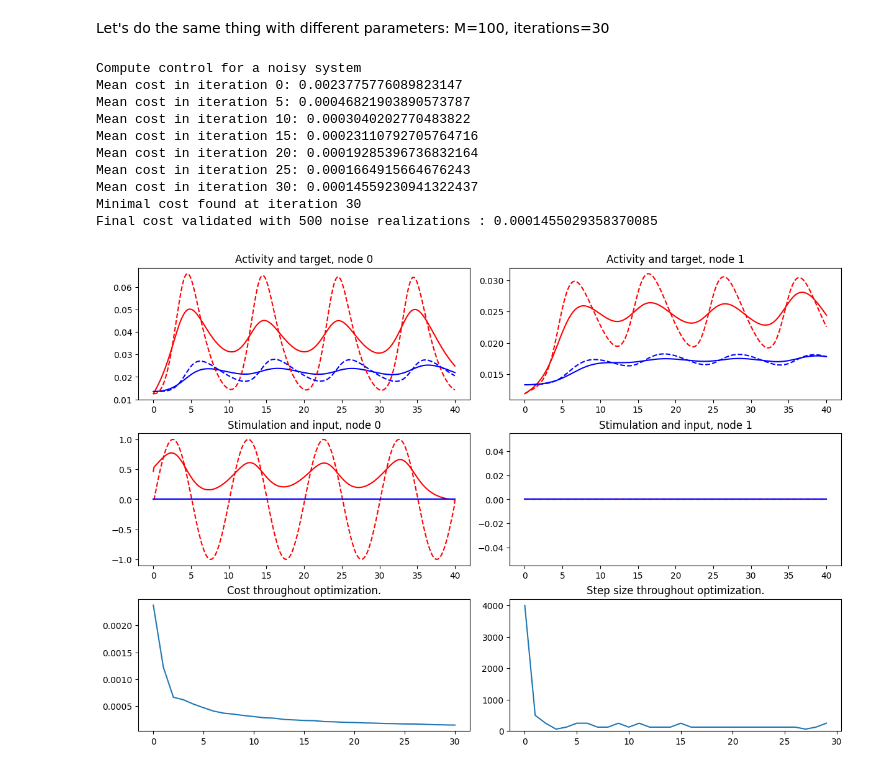
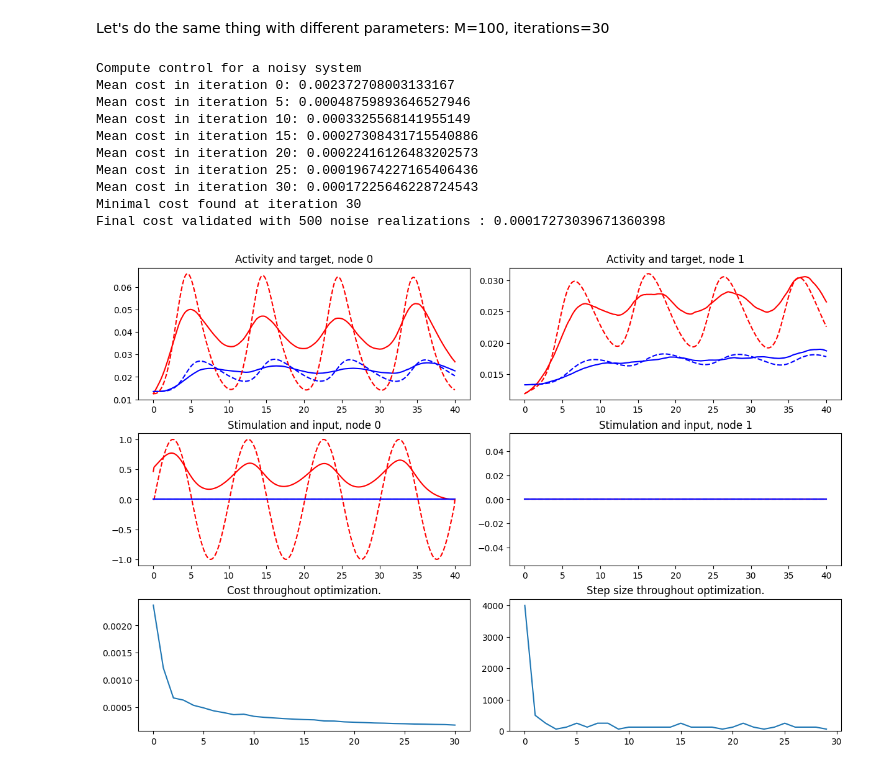
Before and after one commit to neurolib-dev/neurolib, a Jupyter notebook: examples/example-5-optimal-control/example-5.4-oc-wc-model-noisy.ipynb, the cells around one changed output. Cells and saved outputs as stored; diff of their text form; code cells hidden in the pictures.

```diff
--- a/examples/example-5-optimal-control/example-5.4-oc-wc-model-noisy.ipynb
+++ b/examples/example-5-optimal-control/example-5.4-oc-wc-model-noisy.ipynb
@@ -199,7 +196,7 @@ model.run()
 target = np.concatenate( (np.concatenate( (model.params["exc_init"], model.params["inh_init"]), axis=1)[:,:, np.newaxis], np.stack( (model.exc, model.inh), axis=1)), axis=2)
 
 # Remove stimuli and re-run the simulation
-model.params['sigma_ou'] = 0.002
+model.params['sigma_ou'] = 0.03
 model.params['tau_ou'] = 1.
 model.params["exc_ext"] = zero_input_nw[:,0,:]
 model.params["inh_ext"] = zero_input_nw[:,0,:]
@@ -219,8 +216,8 @@ cost_mat = np.zeros( (model.params.N, len(model.output_vars)) )
 cost_mat[1,0] = 1. # only measure in x-channel in node 1
 
 # We set the external stimulation to zero. This is the "initial guess" for the OC algorithm
-model.params["x_ext"] = zero_input_nw[:,0,:]
-model.params["y_ext"] = zero_input_nw[:,0,:]
+model.params["exc_ext"] = zero_input_nw[:,0,:]
+model.params["inh_ext"] = zero_input_nw[:,0,:]
 
 # We load the optimal control class
 # print array (optinal parameter) defines, for which iterations intermediate results will be printed
@@ -234,8 +231,6 @@ model_controlled = oc_wc.OcWc(model,
                                 M_validation=500,
                                 validate_per_step=True)
 
-# increase start step so that the algorithm converges faster
-model_controlled.step = 2000
 # We run 100 iterations of the optimal control gradient descent algorithm
 model_controlled.optimize(100)
 
@@ -263,39 +258,37 @@ Final cost validated with 500 noise realizations : 5.394455650289538e-05
 Let's do the same thing with different parameters: M=100, iterations=30
 # %%
 # We set the external stimulation to zero. This is the "initial guess" for the OC algorithm
-model.params["x_ext"] = zero_input_nw[:,0,:]
-model.params["y_ext"] = zero_input_nw[:,0,:]
+model.params["exc_ext"] = zero_input_nw[:,0,:]
+model.params["inh_ext"] = zero_input_nw[:,0,:]
 
 # We load the optimal control class
 # print array (optinal parameter) defines, for which iterations intermediate results will be printed
 # Parameters will be taken from the input model
 model_controlled = oc_wc.OcWc(model,
                                 target,
                                 print_array=np.arange(0,31,5),
                                 control_matrix=control_mat,
                                 cost_matrix=cost_mat,
                                 M=100,
                                 M_validation=500,
                                 validate_per_step=True)
 
-# increase start step so that the algorithm converges faster
-model_controlled.step = 2000
 # We run 30 iterations of the optimal control gradient descent algorithm
 model_controlled.optimize(30)
 
 state = model_controlled.get_xs()
 control = model_controlled.control
 
 plot_oc_network(model.params.N, duration, dt, state, target, control, input_nw, model_controlled.cost_history, model_controlled.step_sizes_history)
 # %% [output]
 Compute control for a noisy system
-Mean cost in iteration 0: 0.0023775776089823147
-Mean cost in iteration 5: 0.00046821903890573787
-Mean cost in iteration 10: 0.0003040202770483822
-Mean cost in iteration 15: 0.00023110792705764716
-Mean cost in iteration 20: 0.00019285396736832164
-Mean cost in iteration 25: 0.0001664915664676243
-Mean cost in iteration 30: 0.00014559230941322437
+Mean cost in iteration 0: 0.002372708003133167
+Mean cost in iteration 5: 0.00048759893646527946
+Mean cost in iteration 10: 0.0003325568141955149
+Mean cost in iteration 15: 0.00027308431715540886
+Mean cost in iteration 20: 0.00022416126483202573
+Mean cost in iteration 25: 0.00019674227165406436
+Mean cost in iteration 30: 0.00017225646228724543
 Minimal cost found at iteration 30
-Final cost validated with 500 noise realizations : 0.0001455029358370085
+Final cost validated with 500 noise realizations : 0.00017273039671360398
-[figure, old version]
+[figure, new version]
```
Also changed, not shown: parts of 6 cells of this notebook, 1 other file.
